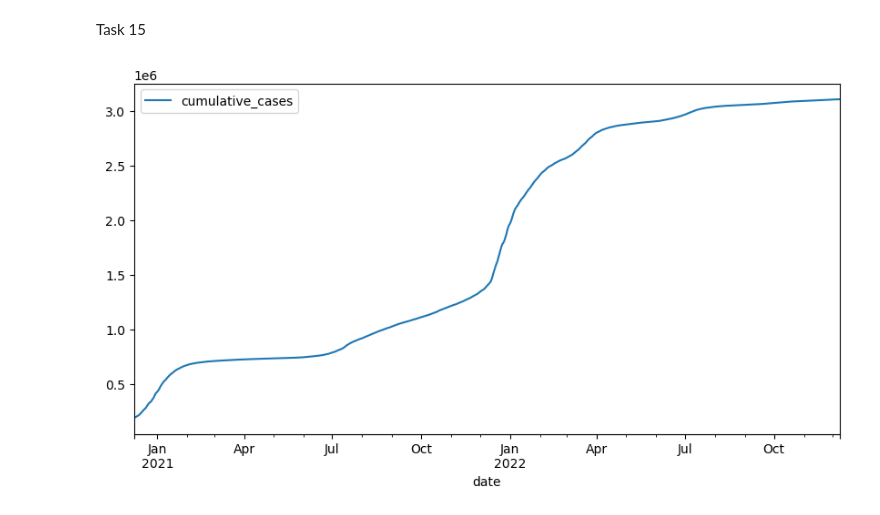
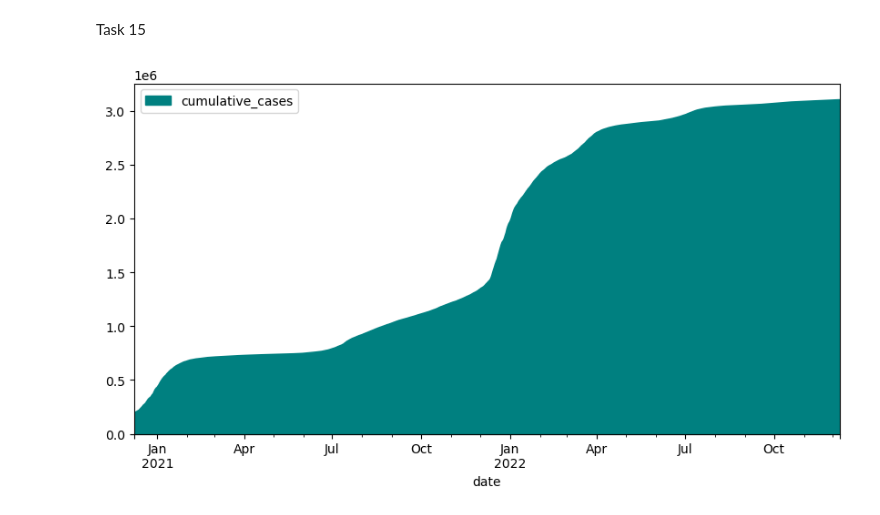
Before and after one commit to nat-rng/7CCSMCMP-cw2, a Jupyter notebook: CW2_A1.ipynb, the cells around one changed output. Drawn from its saved outputs; the diff is of its cells as text; code cells hidden in the pictures.

```diff
--- a/CW2_A1.ipynb
+++ b/CW2_A1.ipynb
@@ -150,10 +150,8 @@ dtype: int64
 Total number of missing values is: 13753
 # %% [markdown]
 Task 9
-# %%
-covid_data["cumulative_cases"] = covid_data.sort_values(by=["date"], ascending=False).groupby(["area"])["cumulative_cases"].fillna(method="bfill")
-covid_data["cumulative_deaths"] = covid_data.sort_values(by=["date"], ascending=False).groupby(["area"])["cumulative_deaths"].fillna(method="bfill")
-covid_data["cumulative_vaccinated"] = covid_data.sort_values(by=["date"], ascending=False).groupby(["area"])["cumulative_vaccinated"].fillna(method="bfill")
+# %%
+covid_data[["cumulative_cases", "cumulative_deaths", "cumulative_vaccinated"]] = covid_data.groupby(["area"])[["cumulative_cases", "cumulative_deaths", "cumulative_vaccinated"]].bfill()
 # %% [markdown]
 Task 10
 # %%
@@ -180,8 +178,8 @@ memory usage: 597.3+ KB
 # %% [markdown]
 Task 11
 # %%
-covid_data["daily_cases_rolling_avg"] = covid_data.sort_values(by=["date"])["daily_cases"].rolling(7).mean()
-covid_data["daily_deaths_rolling_avg"] = covid_data.sort_values(by=["date"])["daily_deaths"].rolling(7).mean()
+covid_data[["daily_cases_rolling_avg", "daily_deaths_rolling_avg"]] = covid_data.sort_values(by=["date"])[["daily_cases", "daily_deaths"]].rolling(7).mean()
+# covid_data["daily_deaths_rolling_avg"] = covid_data.sort_values(by=["date"])["daily_deaths"].rolling(7).mean()
 
 # covid_data.sort_values(by=["date"]).groupby(["area"])["daily_cases"]
 covid_data.head(10)
@@ -282,6 +289,6 @@ covid_data_vaccinations_wide.head()
 # %% [markdown]
 Task 15
 # %%
-cumulative_cases_in_london = covid_data.loc[covid_data["area"]=="London", ["cumulative_cases", "date"]].plot(x="date", y="cumulative_cases", figsize=(10, 5))
+cumulative_cases_in_london = covid_data.loc[covid_data["area"]=="London", ["cumulative_cases", "date"]].plot(x="date", y="cumulative_cases", kind="area", color="teal", figsize=(10, 5))
 # %% [output]
-[figure, old version]
+[figure, new version]
```
Also changed, not shown: parts of 13 cells of this notebook, 2 other files.
